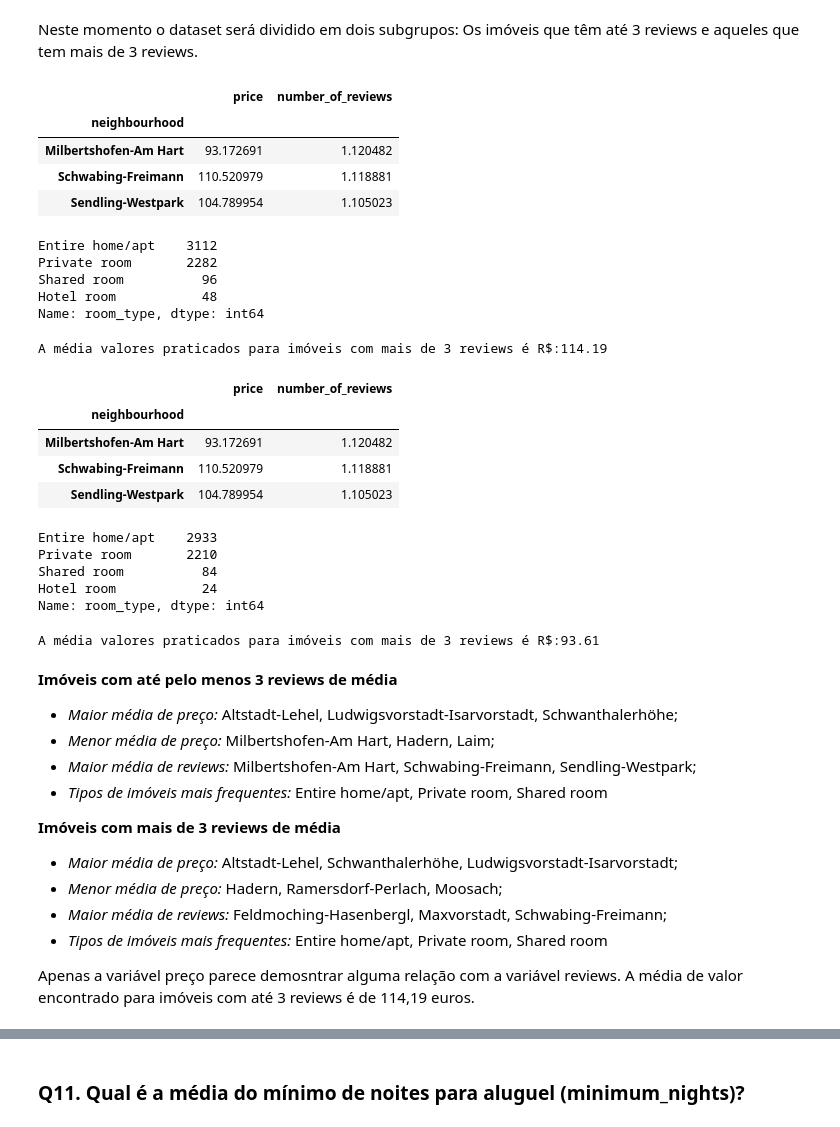
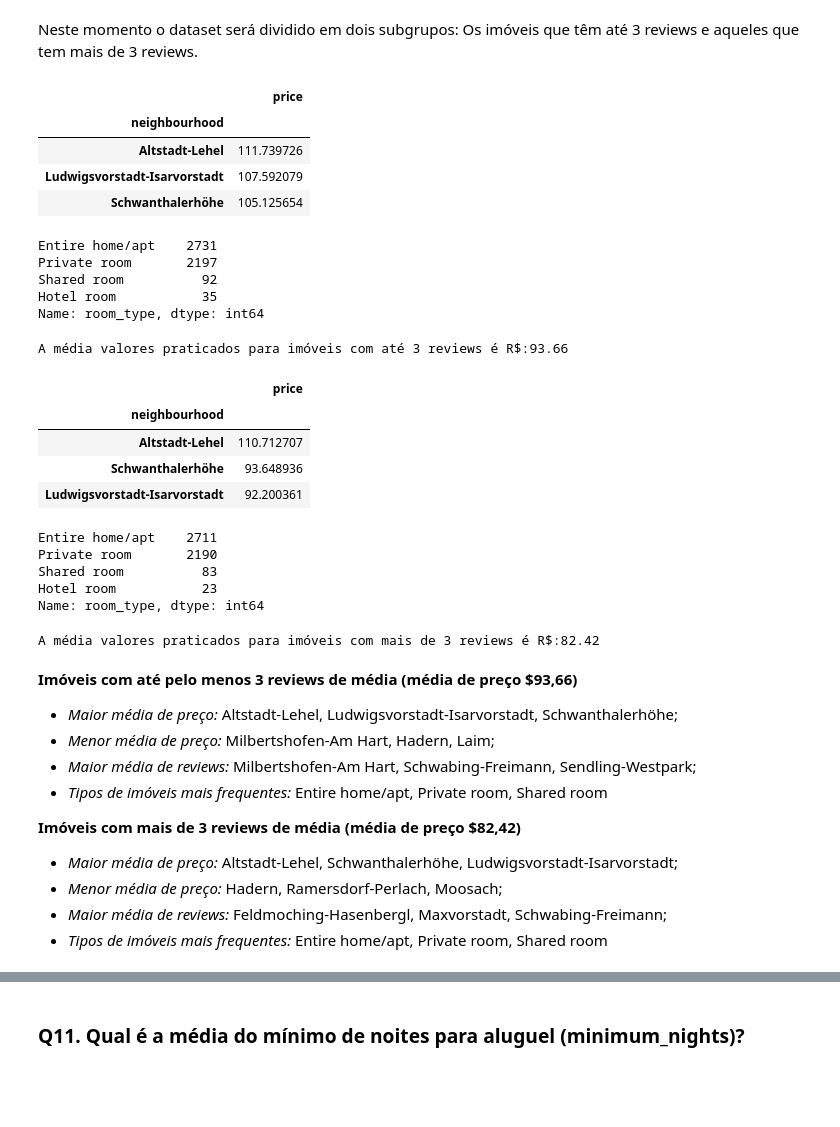
Before and after one commit to mateusgandra/data, a Jupyter notebook: Analisando_os_Dados_do_Airbnb_(Munique).ipynb, the cells around one changed output, grey strips where cells are left out. Drawn from its saved outputs; the diff is of its cells as text; code cells hidden in the pictures; blank space fills up the shorter version.

```diff
--- a/Analisando_os_Dados_do_Airbnb_(Munique).ipynb
+++ b/Analisando_os_Dados_do_Airbnb_(Munique).ipynb
@@ -238,7 +256,7 @@ Uma vez identificado outliers nas variáveis price e minimum_nights, estes serã
 # %%
 #Remover os outliers em um novo dataframe
 df_clean = df.copy(deep=True)
-df_clean.drop(df_clean[df_clean.price > 547].index, axis=0, inplace=True)
+df_clean.drop(df_clean[df_clean.price > 240.5].index, axis=0, inplace=True)
 df_clean.drop(df_clean[df_clean.minimum_nights > 30].index, axis=0, inplace=True)
 
 #Remover 'neighbourhood_group', pois está vazio
@@ -568,66 +607,67 @@ Name: number_of_reviews, dtype: float64
 # %% [markdown]
 Neste momento o dataset será dividido em dois subgrupos: Os imóveis que têm até 3 reviews e aqueles que tem mais de 3 reviews.
 # %%
+# Imóveis que têm até 3 reviews
 df_menos3 = df_clean.loc[df_clean['number_of_reviews']<=3]
-df_me3 = df_menos3[['neighbourhood', 'price', 'number_of_reviews']].groupby('neighbourhood').mean().sort_values(by='number_of_reviews', ascending=False)
-df_me3[:3]
+df_menos3[['neighbourhood', 'price',]].groupby(
+    'neighbourhood').mean().sort_values(by='price', ascending=False)[:3]
 # %% [output]
-|  | price | number_of_reviews |
-| neighbourhood |  |  |
-| Milbertshofen-Am Hart | 93.172691 | 1.120482 |
-| Schwabing-Freimann | 110.520979 | 1.118881 |
-| Sendling-Westpark | 104.789954 | 1.105023 |
+|  | price |
+| neighbourhood |  |
+| Altstadt-Lehel | 111.739726 |
+| Ludwigsvorstadt-Isarvorstadt | 107.592079 |
+| Schwanthalerhöhe | 105.125654 |
-# %%
-df_menos3.room_type.value_counts()
-# %% [output]
-Entire home/apt    3112
-Private room       2282
-Shared room          96
-Hotel room           48
-Name: room_type, dtype: int64
+# %%
+# Tipos de imóveis mais comuns para o grupo com menor média de reviews
+df_menos3.room_type.value_counts()
+# %% [output]
+Entire home/apt    2731
+Private room       2197
+Shared room          92
+Hotel room           35
+Name: room_type, dtype: int64
 # %%
-print("A média valores praticados para imóveis com mais de 3 reviews é R$:{:.2f}".format(df_menos3.price.mean()))
+print("A média valores praticados para imóveis com até 3 reviews é R$:{:.2f}".format(df_menos3.price.mean()))
 # %% [output]
-A média valores praticados para imóveis com mais de 3 reviews é R$:114.19
+A média valores praticados para imóveis com até 3 reviews é R$:93.66
 # %%
+# Imóveis com mais de 3 reviews
 df_mais3 = df_clean.loc[df_clean['number_of_reviews']>3]
-df_ma3 = df_menos3[['neighbourhood', 'price', 'number_of_reviews']].groupby('neighbourhood').mean().sort_values(by='number_of_reviews', ascending=False)
-df_ma3[:3]
+df_mais3[['neighbourhood', 'price']].groupby(
+    'neighbourhood').mean().sort_values(by='price', ascending=False)[:3]
 # %% [output]
-|  | price | number_of_reviews |
-| neighbourhood |  |  |
-| Milbertshofen-Am Hart | 93.172691 | 1.120482 |
-| Schwabing-Freimann | 110.520979 | 1.118881 |
-| Sendling-Westpark | 104.789954 | 1.105023 |
+|  | price |
+| neighbourhood |  |
+| Altstadt-Lehel | 110.712707 |
+| Schwanthalerhöhe | 93.648936 |
+| Ludwigsvorstadt-Isarvorstadt | 92.200361 |
-# %%
-df_mais3.room_type.value_counts()
-# %% [output]
-Entire home/apt    2933
-Private room       2210
-Shared room          84
-Hotel room           24
-Name: room_type, dtype: int64
+# %%
+# Tipos de imóveis mais comuns para o grupo com maior média de reviews
+df_mais3.room_type.value_counts()
+# %% [output]
+Entire home/apt    2711
+Private room       2190
+Shared room          83
+Hotel room           23
+Name: room_type, dtype: int64
 # %%
 print("A média valores praticados para imóveis com mais de 3 reviews é R$:{:.2f}".format(df_mais3.price.mean()))
 # %% [output]
-A média valores praticados para imóveis com mais de 3 reviews é R$:93.61
+A média valores praticados para imóveis com mais de 3 reviews é R$:82.42
 # %% [markdown]
-**Imóveis com até pelo menos 3 reviews de média**
+**Imóveis com até pelo menos 3 reviews de média (média de preço $93,66)**
 
 * *Maior média de preço:* Altstadt-Lehel, Ludwigsvorstadt-Isarvorstadt, Schwanthalerhöhe;
 * *Menor média de preço:* Milbertshofen-Am Hart, Hadern, Laim;
 * *Maior média de reviews:* Milbertshofen-Am Hart, Schwabing-Freimann, Sendling-Westpark;
 * *Tipos de imóveis mais frequentes:* Entire home/apt, Private room, Shared room
 
-**Imóveis com mais de 3 reviews de média**
+**Imóveis com mais de 3 reviews de média (média de preço $82,42)**
 
 * *Maior média de preço:* Altstadt-Lehel, Schwanthalerhöhe, Ludwigsvorstadt-Isarvorstadt;
 * *Menor média de preço:* Hadern, Ramersdorf-Perlach, Moosach;
 * *Maior média de reviews:* Feldmoching-Hasenbergl, Maxvorstadt, Schwabing-Freimann;
 * *Tipos de imóveis mais frequentes:* Entire home/apt, Private room, Shared room
-
-
-Apenas a variável preço parece demosntrar alguma relação com a variável reviews. A média de valor encontrado para imóveis com até 3 reviews é de 114,19 euros.
 # %% [markdown]
 ### **Q10. Qual a localidade mais cara em Munique??**
 
```
Also changed, not shown: parts of 44 cells of this notebook.
